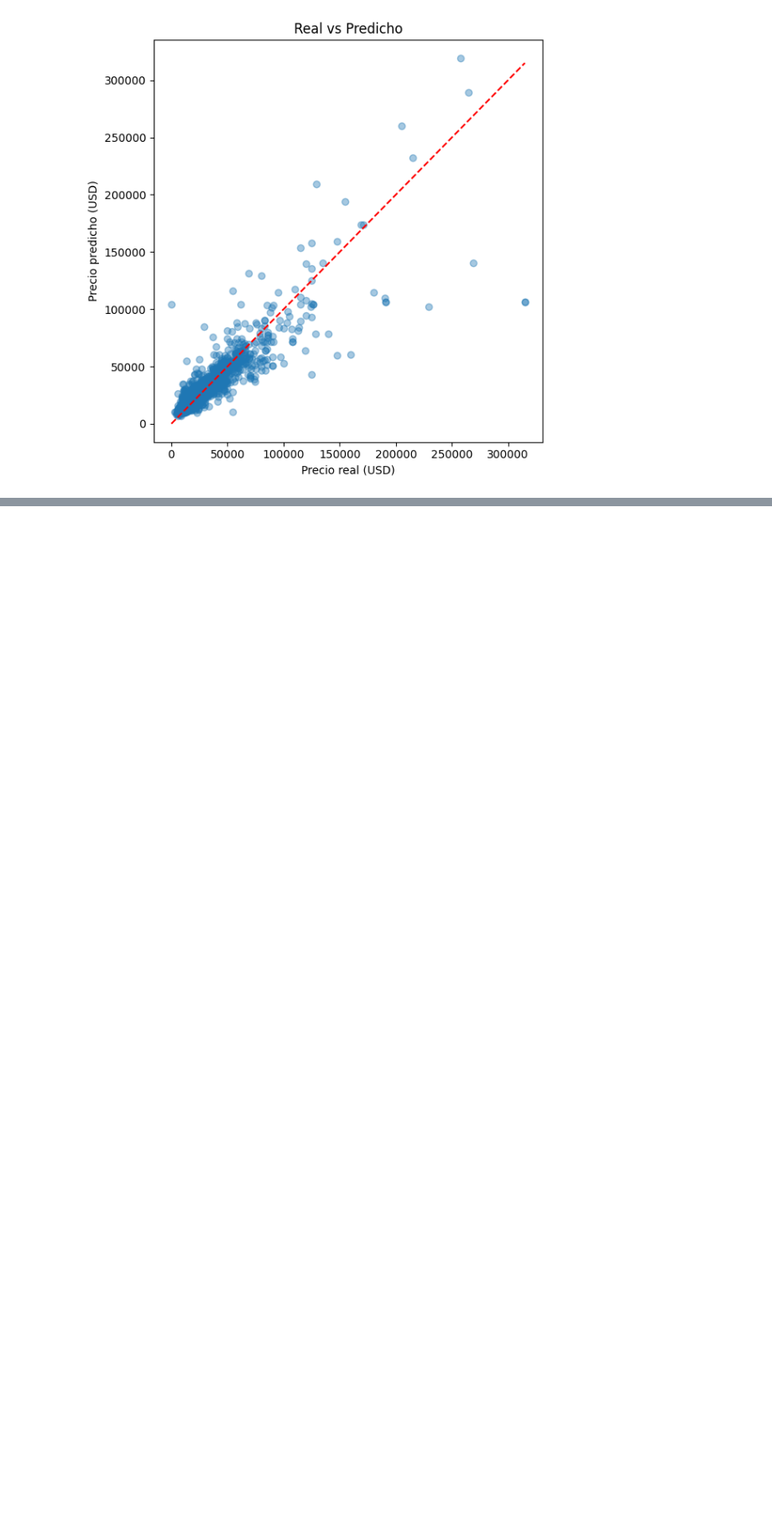
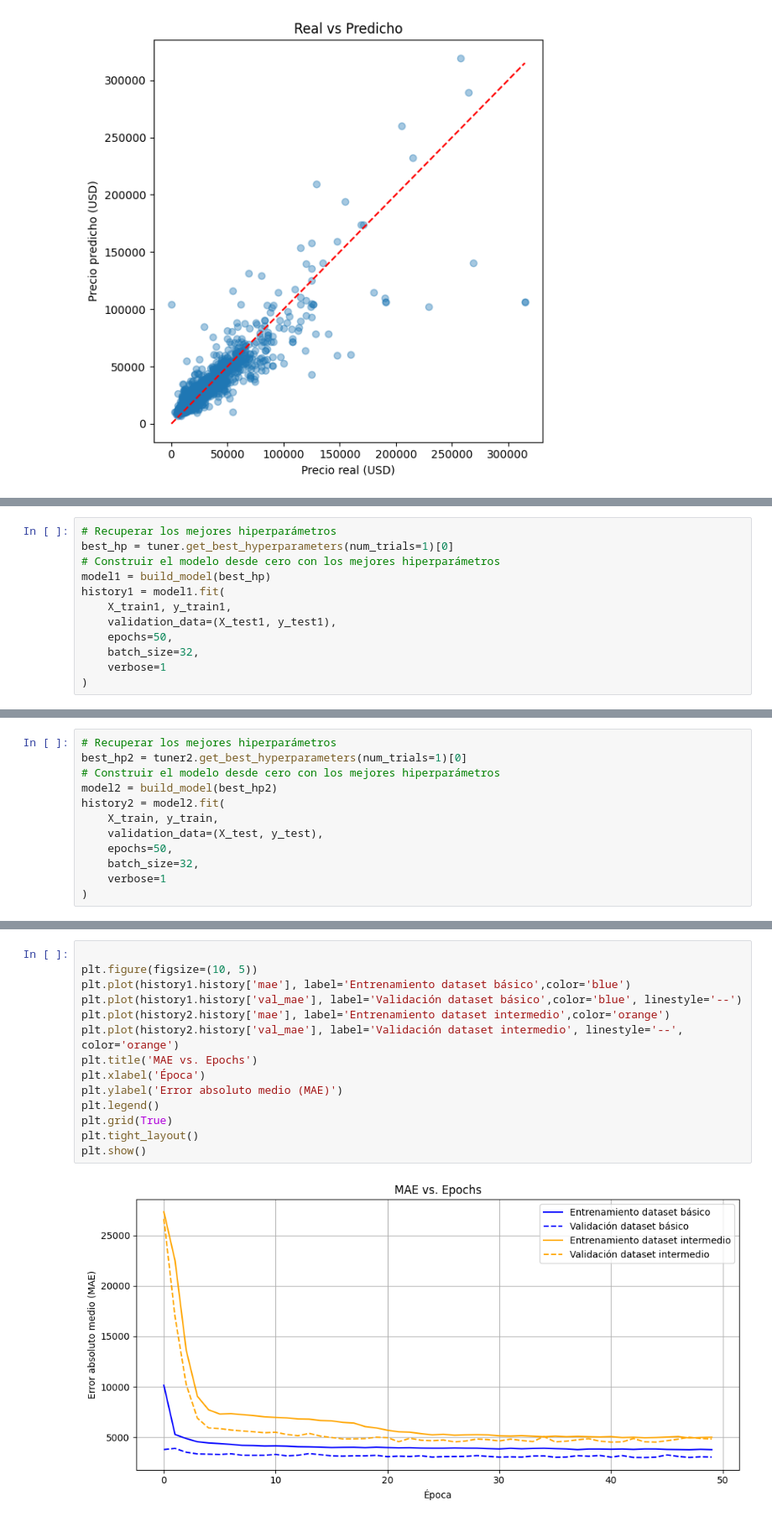
Before and after one commit to Sdomato/Proyecto-final-ML, a Jupyter notebook: entrenamientos_df_intermedio/MLP.ipynb, the cells around one changed output, grey strips where cells are left out. Shown at 84% size. Cells and saved outputs as stored; diff of their text form; blank space fills up the shorter version.

Commit message:
mejore el entrenamiento del mlp

```diff
--- a/entrenamientos_df_intermedio/MLP.ipynb
+++ b/entrenamientos_df_intermedio/MLP.ipynb
@@ -264,0 +377,12 @@ plt.show()
+# %%
+# Recuperar los mejores hiperparámetros
+best_hp = tuner.get_best_hyperparameters(num_trials=1)[0]
+# Construir el modelo desde cero con los mejores hiperparámetros
+model1 = build_model(best_hp)
+history1 = model1.fit(
+    X_train1, y_train1,
+    validation_data=(X_test1, y_test1),
+    epochs=50,
+    batch_size=32,
+    verbose=1
+)
@@ -264,0 +407,12 @@ plt.show()
+# %%
+# Recuperar los mejores hiperparámetros
+best_hp2 = tuner2.get_best_hyperparameters(num_trials=1)[0]
+# Construir el modelo desde cero con los mejores hiperparámetros
+model2 = build_model(best_hp2)
+history2 = model2.fit(
+    X_train, y_train,
+    validation_data=(X_test, y_test),
+    epochs=50,
+    batch_size=32,
+    verbose=1
+)
@@ -264,0 +438,16 @@ plt.show()
+# %%
+
+plt.figure(figsize=(10, 5))
+plt.plot(history1.history['mae'], label='Entrenamiento dataset básico',color='blue')
+plt.plot(history1.history['val_mae'], label='Validación dataset básico',color='blue', linestyle='--')
+plt.plot(history2.history['mae'], label='Entrenamiento dataset intermedio',color='orange')
+plt.plot(history2.history['val_mae'], label='Validación dataset intermedio', linestyle='--', color='orange')
+plt.title('MAE vs. Epochs')
+plt.xlabel('Época')
+plt.ylabel('Error absoluto medio (MAE)')
+plt.legend()
+plt.grid(True)
+plt.tight_layout()
+plt.show()
+# %% [output]
+[figure, added]
```
Also changed, not shown: parts of 8 cells of this notebook, 32 other files.
